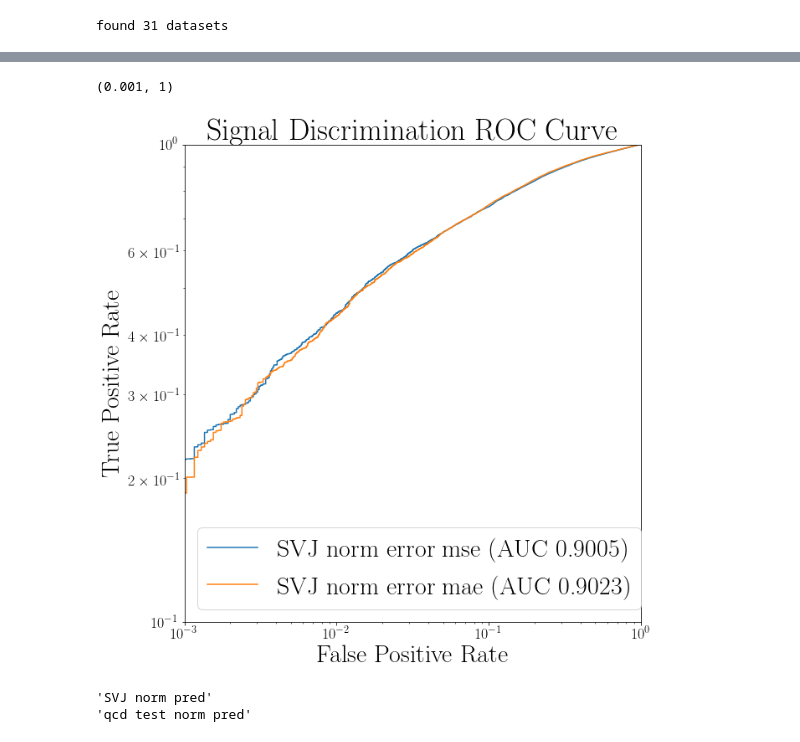
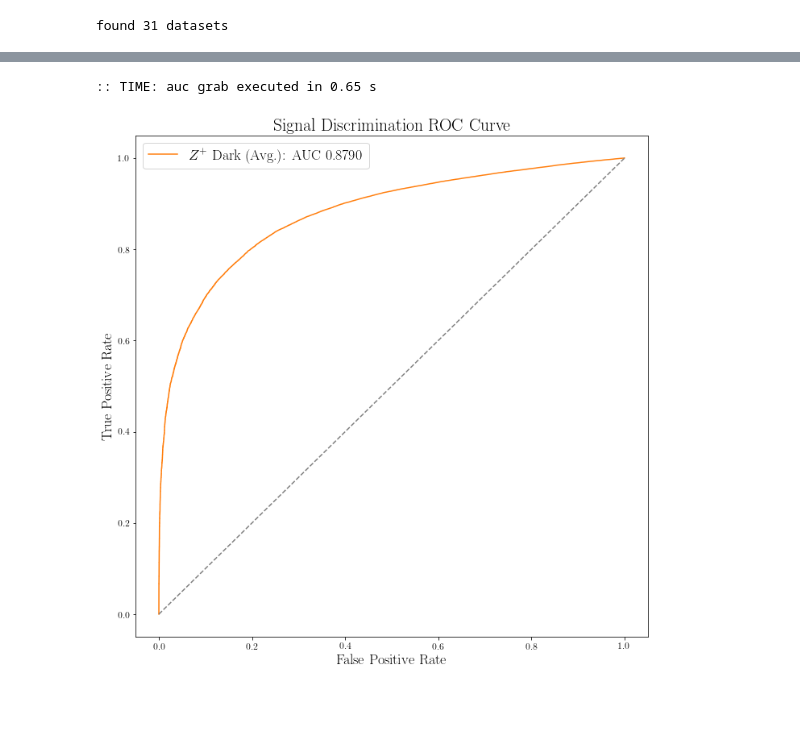
Before and after one commit to luclepot/SVJ, a Jupyter notebook: newplots.ipynb, the cells around one changed output, grey strips where cells are left out. Cells and saved outputs as stored; diff of their text form; code cells hidden in the pictures; blank space fills up the shorter version.

```diff
--- a/newplots.ipynb
+++ b/newplots.ipynb
@@ -141,0 +196,18 @@ data_table :: plotting distrubution(s) for table(s) ['Zprime_1500GeV_075 norm er
+# %%
+from collections import OrderedDict
+
+def converter(toplot):
+    colsets = [tuple(x.columns) for x in toplot.values()]
+    assert(len(set(colsets)) == 1)
+    var = colsets[0]
+
+    names = sorted(toplot.keys())
+
+    out = OrderedDict()
+    for name in names:
+        for v in var:
+            if v not in out:
+                out[v] = OrderedDict()
+            out[v][name] = toplot[name][v]
+
+    return out
@@ -748,21 +482,48 @@ def errors(e, bins=50, names="*", drop='mse', ylabel=None, normed=1, xlog=False,
 # %%
-errs = e.roc(figsize=10, yscale='log', xscale='log', figname='SVJ vs. QCD error', fontsize=20, show_plot=0)
+lone = agetter.get_aucs(err={v.name: v for v in [err['qcd'], signal_err]})
+
+from matplotlib import lines as mplines
+# errs = e.roc(figsize=10, yscale='log', xscale='log', figname='SVJ vs. QCD error', fontsize=20, show_plot=0)
+
+prop_cycle = plt.rcParams['axes.prop_cycle']
+all_colors = prop_cycle.by_key()['color']
+all_lines = ['-', '--', '-.', ':', '-']
+all_markers = ['x', 'o', 'd', '1', 's', '*']
+# all_lines = ["s", "o", "d", "x", "1"]
+aucplot = lone.copy()
+
+# masses, nus = map(set, np.asarray([[a.split('_')[1], '{:.2f}'.format(int(a.split('_')[2])/100.)] for a in aucplot.keys()]).T)
+# colors = {nu: all_colors[i] for i,nu in enumerate(nus)}
+# lines = {nu: '-' for i,nu in enumerate(nus)}
+# markers = {mass: all_markers[i] for i,mass in enumerate(masses)}
 
 plt.figure(figsize=(10,10))
-for err in errs:
-    for typ in errs[err]:
-        roc = errs[err][typ]['roc']
-        auc = errs[err][typ]['auc']
-        plt.plot(roc[0], roc[1], label='{} {} (AUC {:.4f})'.format(err, typ, auc))
 
+used_labels = set()
+for a in aucplot:
+    for typ in aucplot[a]:
+#         mass,nu = a.split('_')[1:]
+#         nu = '{:.2f}'.format(int(nu)/100.)
+        roc = aucplot[a][typ]['roc']
+        auc = aucplot[a][typ]['auc']
+        lab = None
+#         lab = r'${}$'.format(nu)
+#         if lab in used_labels:
+#             lab = None
+#         used_labels.add(lab)
+        plt.plot(roc[0], roc[1], linestyle=lines[nu], c=colors[nu], label=r'$Z^+$ Dark (Avg.): AUC {:.4f}'.format(auc))
+    #, label=r'${}$, Nu={}'.format(mass, nu))
+plt.plot(np.arange(0,1.001,0.001), np.arange(0,1.001,0.001), linestyle='--', c='grey')
 plt.xlabel('False Positive Rate')
 plt.ylabel('True Positive Rate')
 plt.title('Signal Discrimination ROC Curve')
-plt.yscale('log')
-plt.xscale('log')
+# plt.yscale('log')
+# plt.xscale('log')
 plt.legend()
-plt.ylim(1e-1, 1)
-plt.xlim(1e-3, 1)
+# plt.ylim(1e-1, 1)
+# plt.xlim(1e-3, 1)
+
+plt.show()
 # %% [output]
-(0.001, 1)
+:: TIME: auc grab executed in 0.65 s
-[figure, old version]
+[figure, new version]
@@ -871,8 +529,0 @@ data = data_handler(
-# %%
-for i in range(len(e.recons)):
-    old = e.recons[i].name
-    print(old)
-    e.recons[i].name = e.recons[i].name.split('inv_normed')[0].strip().strip('\'')
-# %% [output]
-'SVJ norm pred'
-'qcd test norm pred'
```
Also changed, not shown: parts of 46 cells of this notebook, 1 other file.
